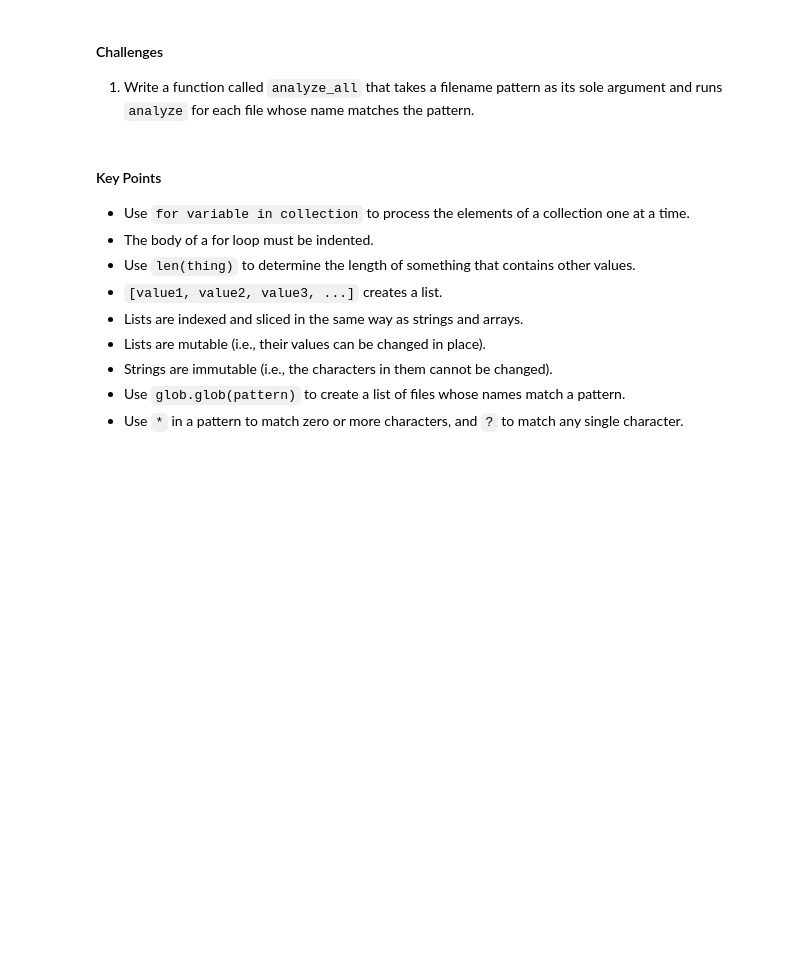
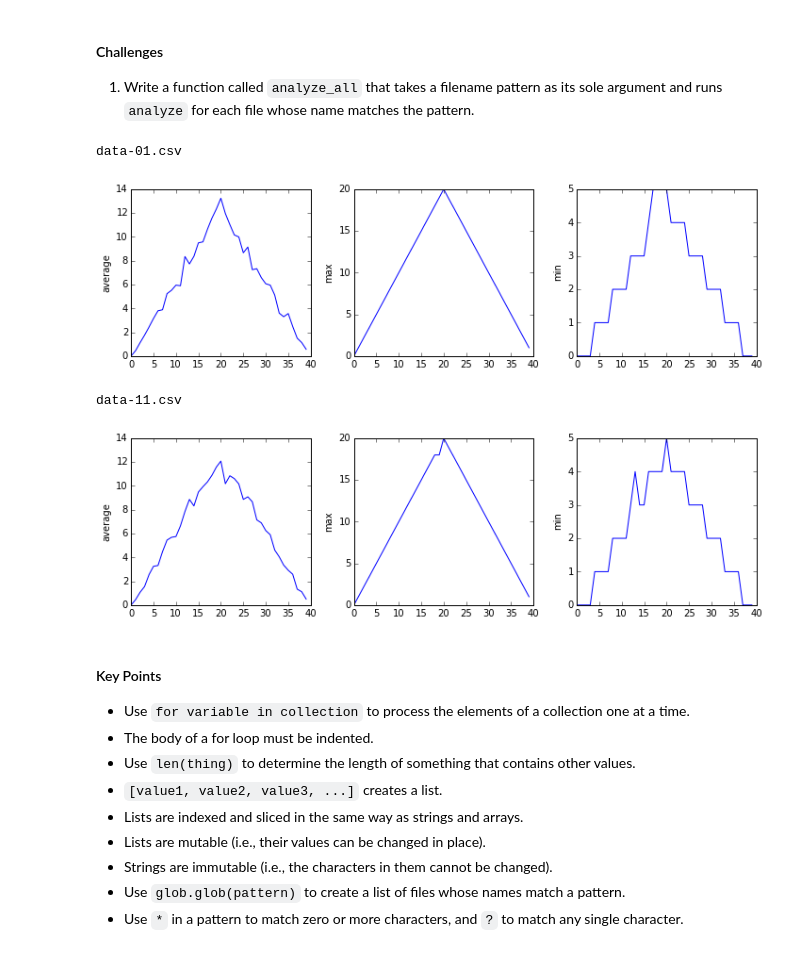
Before and after one commit to callaghanmt/btc_thursday, a Jupyter notebook: 2. Loops.ipynb, the cells around one changed output. Drawn from its saved outputs; the diff is of its cells as text; code cells hidden in the pictures; blank space fills up the shorter version.

```diff
--- a/2. Loops.ipynb
+++ b/2. Loops.ipynb
@@ -297,6 +347,21 @@ and their minima show the same staircase structure.
 
 1.  Write a function called `analyze_all` that takes a filename pattern as its sole argument
     and runs `analyze` for each file whose name matches the pattern.
+# %%
+def analyze_all(reg_exp):
+    """Take reg exp to create list of filenames...
+    """
+    filenames = glob.glob(reg_exp)
+    for f in filenames:
+        print(f)
+        analyze(f)
+# %%
+analyze_all('*[1].csv')
+# %% [output]
+data-01.csv
+[figure, added]
+data-11.csv
+[figure, added]
 # %% [markdown]
 #### Key Points
 
```
Also changed, not shown: parts of 7 cells of this notebook, 12 other files.
